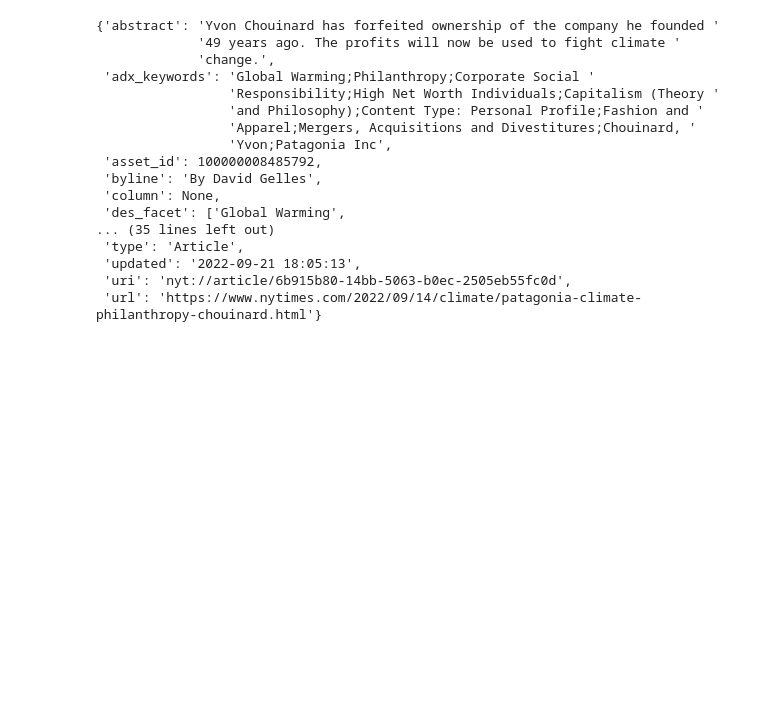
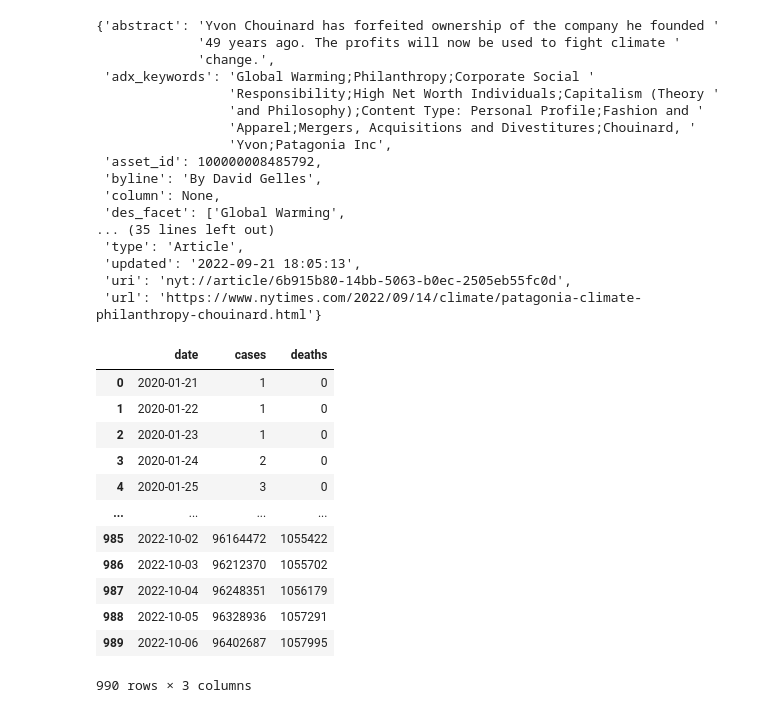
Before and after one commit to GuillaumeArp/DST_DE_project, a Jupyter notebook: NYT_data.ipynb, the cells around one changed output. Drawn from its saved outputs; the diff is of its cells as text; code cells hidden in the pictures; blank space fills up the shorter version.

```diff
--- a/NYT_data.ipynb
+++ b/NYT_data.ipynb
@@ -76,0 +75,21 @@ pprint(response['results'][0])
+# %%
+# Covid US cumulative data
+df_us = pd.read_csv('https://raw.githubusercontent.com/nytimes/covid-19-data/master/us.csv')
+df_states = pd.read_csv('https://raw.githubusercontent.com/nytimes/covid-19-data/master/us-states.csv')
+df_counties = pd.read_csv('https://raw.githubusercontent.com/nytimes/covid-19-data/master/us-counties.csv')
+
+df_us
+# %% [output]
+|  | date | cases | deaths |
+| 0 | 2020-01-21 | 1 | 0 |
+| 1 | 2020-01-22 | 1 | 0 |
+| 2 | 2020-01-23 | 1 | 0 |
+| 3 | 2020-01-24 | 2 | 0 |
+| 4 | 2020-01-25 | 3 | 0 |
+| ... | ... | ... | ... |
+| 985 | 2022-10-02 | 96164472 | 1055422 |
+| 986 | 2022-10-03 | 96212370 | 1055702 |
+| 987 | 2022-10-04 | 96248351 | 1056179 |
+| 988 | 2022-10-05 | 96328936 | 1057291 |
+| 989 | 2022-10-06 | 96402687 | 1057995 |
+990 rows × 3 columns
```
Also changed, not shown: parts of 4 cells of this notebook.
